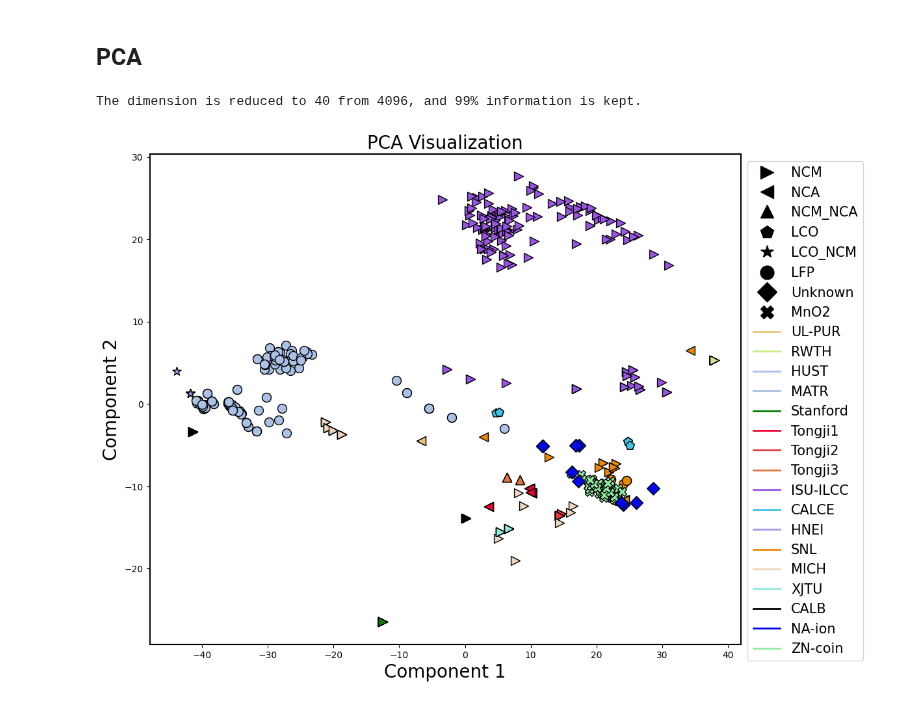
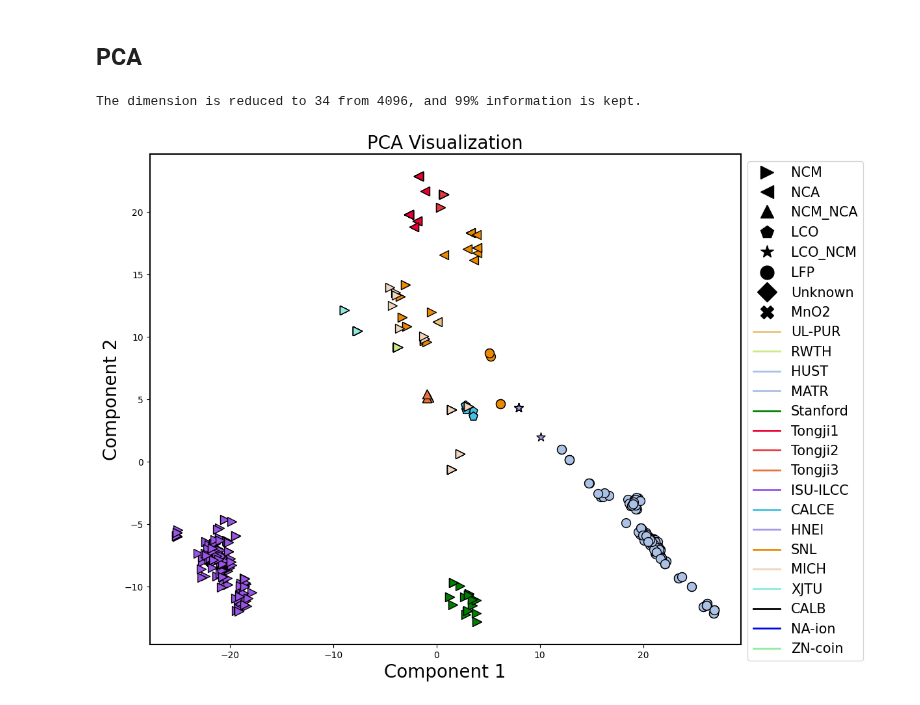
Before and after one commit to Ruifeng-Tan/PBT, a Jupyter notebook: visualize_precomputed_embeddings.ipynb, the cells around one changed output. Drawn from its saved outputs; the diff is of its cells as text; code cells hidden in the pictures.

```diff
--- a/visualize_precomputed_embeddings.ipynb
+++ b/visualize_precomputed_embeddings.ipynb
@@ -52,7 +52,7 @@ def array_in_list(arr, list_of_arrays):
     return any(np.array_equal(arr, existing_arr) for existing_arr in list_of_arrays)
 
 visualize_all = True
-model_name = 'Llama' # ['Llama', 'Qwen3_0.6B', 'Qwen3_8B']
+model_name = 'Qwen3_8B' # ['Llama', 'Qwen3_0.6B', 'Qwen3_8B']
 data_path = f'/data/trf/python_works/BatteryLife/dataset/training_DKP_embed_all_{model_name}.pkl'
 val_data_path = f'/data/trf/python_works/BatteryLife/dataset/validation_DKP_embed_all_{model_name}.pkl'
 test_data_path = f'/data/trf/python_works/BatteryLife/dataset/testing_DKP_embed_all_{model_name}.pkl'
@@ -73,7 +73,7 @@ names = list(data.keys())
 # tsne = TSNE(n_components=2, random_state=42, perplexity=8)  # Reduce to 2D for visualization
 # tsne_results = tsne.fit_transform(tmp_total_features)
 
-tsne = TSNE(n_components=2, random_state=42, perplexity=4)  # Reduce to 2D for visualization
+tsne = TSNE(n_components=2, random_state=42, perplexity=5)  # Reduce to 2D for visualization
 tsne_results = tsne.fit_transform(tmp_total_features)
 dataset_names = [name.split('_')[0] for name in names]
 
@@ -149,8 +149,8 @@ plt.show()
 seed = 2021 # 2021, 42 ,2024
 n_components = 0.99
 # model_name = 'Qwen3_8B'
-# pretraining_cell_names = [i.split('.pkl')[0] for i in split_recorder.MIX_large_train_files]
-pretraining_cell_names = [i.split('.pkl')[0] for i in split_recorder.MIX_all_train_files] + [i.split('.pkl')[0] for i in split_recorder.MIX_all_val_files] + [i.split('.pkl')[0] for i in split_recorder.MIX_all_test_files]
+pretraining_cell_names = [i.split('.pkl')[0] for i in split_recorder.MIX_large_train_files]
+# pretraining_cell_names = [i.split('.pkl')[0] for i in split_recorder.MIX_all_train_files] + [i.split('.pkl')[0] for i in split_recorder.MIX_all_val_files] + [i.split('.pkl')[0] for i in split_recorder.MIX_all_test_files]
 
 data_path = f'/data/trf/python_works/BatteryLife/dataset/training_DKP_embed_all_{model_name}.pkl'
 val_data_path = f'/data/trf/python_works/BatteryLife/dataset/validation_DKP_embed_all_{model_name}.pkl'
@@ -248,32 +248,32 @@ dataset_color = {
 
 appear_cathodeNames = []
 for i in range(len(tmp_pretraining_features)):
     if cathode_names[i] not in appear_cathodeNames:
         plt.scatter(pca_results[i, 0], pca_results[i, 1],
                     c=dataset_color[dataset_names[i]],  # Color by cluster label
                     marker=dataset_shape_map[cathode_names[i]],  # Shape by dataset name
                      s=100, edgecolor='k', label=cathode_names[i])
     else:
         plt.scatter(pca_results[i, 0], pca_results[i, 1],
                     c=dataset_color[dataset_names[i]],  # Color by cluster label
                     marker=dataset_shape_map[cathode_names[i]],  # Shape by dataset name
                     s=100, edgecolor='k')
     appear_cathodeNames.append(cathode_names[i])
 
 # Add labels and title
 plt.title("PCA Visualization", fontsize=20)
 plt.xlabel("Component 1", fontsize=20)
 plt.ylabel("Component 2", fontsize=20)
 
 # Custom legend for cluster shapes only (no color distinction)
 legend_shapes = [Line2D([], [], marker=shape, color='black', linestyle='None', markersize=15, label=name) for name, shape in dataset_shape_map.items()]
 legend_colors = [Line2D([], [], marker='None', color=color, linestyle='-', markersize=15, label=name, lw=2) for name, color in dataset_color.items()]
 plt.legend(loc='upper left', bbox_to_anchor=(1.0, 1), fontsize=15, handles=legend_shapes+legend_colors)
 
 set_ax_linewidth(plt.gca())
 fig.tight_layout()
 # plt.savefig('./figures/t-SNE_clustering.jpg', dpi=600, bbox_inches='tight')
 plt.show()
 # %% [output]
-The dimension is reduced to 40 from 4096, and 99% information is kept.
+The dimension is reduced to 34 from 4096, and 99% information is kept.
-[figure, old version]
+[figure, new version]
```
Also changed, not shown: parts of 1 cell of this notebook, 3 other files.
